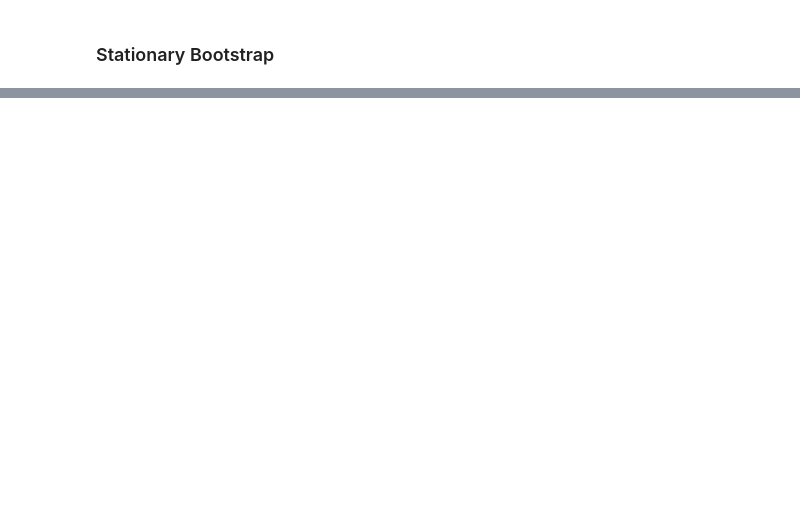
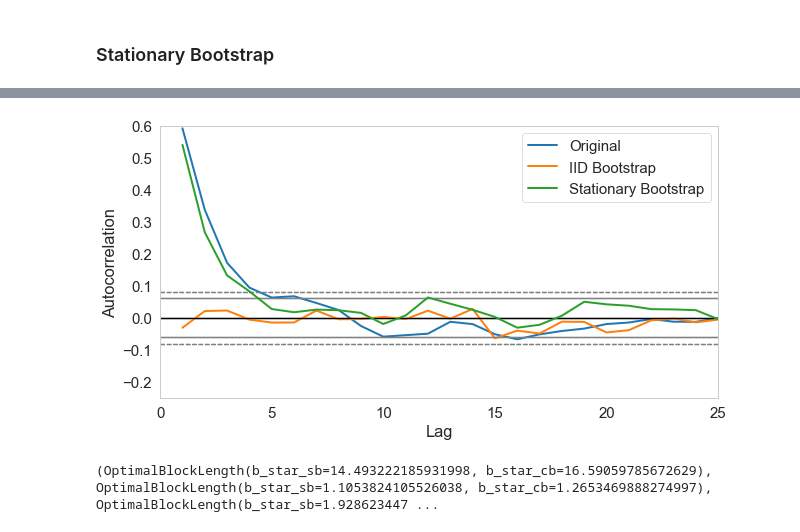
Before and after one commit to Zentrik/Student-Loan-NPV-Calculator-England, a Jupyter notebook: db1923 bootstrap.ipynb, the cells around one changed output, grey strips where cells are left out. Cells and saved outputs as stored; diff of their text form; code cells hidden in the pictures; blank space fills up the shorter version.

```diff
--- a/db1923 bootstrap.ipynb
+++ b/db1923 bootstrap.ipynb
@@ -261,0 +284,21 @@ File "<ipython-input-13-4ac93e15ad80>", line 134:
+# %%
+y = statsmodels.tsa.arima_process.arma_generate_sample([1, -0.5], [1, 0.1], nsample = 1000, burnin=50)
+y_bs_iid = iid_bootstrap(y, replications = 1)[0]
+y_bs_st = bb.stationary_bootstrap(y, replications = 1, block_length = 10)[0]
+# %%
+plt.figure(figsize = (10,5))
+
+pd.plotting.autocorrelation_plot(y, label = 'Original', lw = 2)
+pd.plotting.autocorrelation_plot(y_bs_iid, label = 'IID Bootstrap', lw = 2)
+pd.plotting.autocorrelation_plot(y_bs_st, label = 'Stationary Bootstrap', lw = 2)
+plt.legend()
+plt.xlim(0, 25)
+plt.ylim(-0.25, 0.6);
+# %% [output]
+[figure, added]
+# %%
+from recombinator.optimal_block_length import optimal_block_length
+b_star = optimal_block_length(np.array(returns_df))
+print(b_star)
+# %% [output]
+(OptimalBlockLength(b_star_sb=14.493222185931998, b_star_cb=16.59059785672629), OptimalBlockLength(b_star_sb=1.1053824105526038, b_star_cb=1.2653469888274997), OptimalBlockLength(b_star_sb=1.928623447 ...
```
Also changed, not shown: parts of 15 cells of this notebook, 3 other files.
